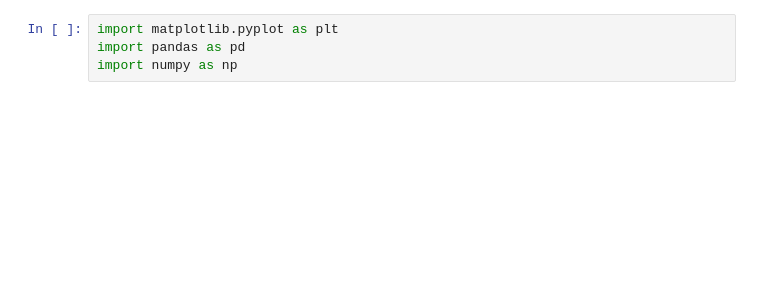
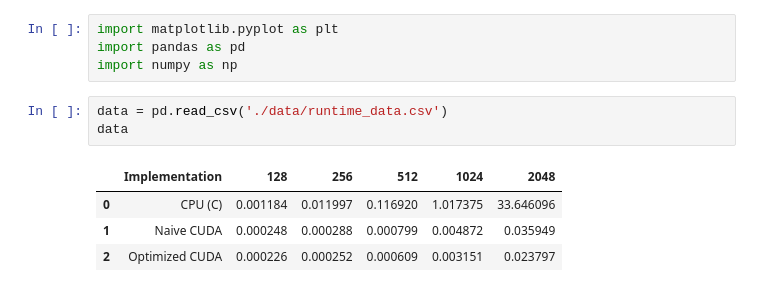
Before and after one commit to SlyShot42/cuda-matmul-conv-bench, a Jupyter notebook: runtime_analysis.ipynb, the cells around one changed output. Drawn from its saved outputs; the diff is of its cells as text; blank space fills up the shorter version.

```diff
--- a/runtime_analysis.ipynb
+++ b/runtime_analysis.ipynb
@@ -2,3 +2,11 @@
 import matplotlib.pyplot as plt
 import pandas as pd
 import numpy as np
+# %%
+data = pd.read_csv('./data/runtime_data.csv')
+data
+# %% [output]
+|  | Implementation | 128 | 256 | 512 | 1024 | 2048 |
+| 0 | CPU (C) | 0.001184 | 0.011997 | 0.116920 | 1.017375 | 33.646096 |
+| 1 | Naive CUDA | 0.000248 | 0.000288 | 0.000799 | 0.004872 | 0.035949 |
+| 2 | Optimized CUDA | 0.000226 | 0.000252 | 0.000609 | 0.003151 | 0.023797 |
```
Also changed, not shown: parts of 2 cells of this notebook.
